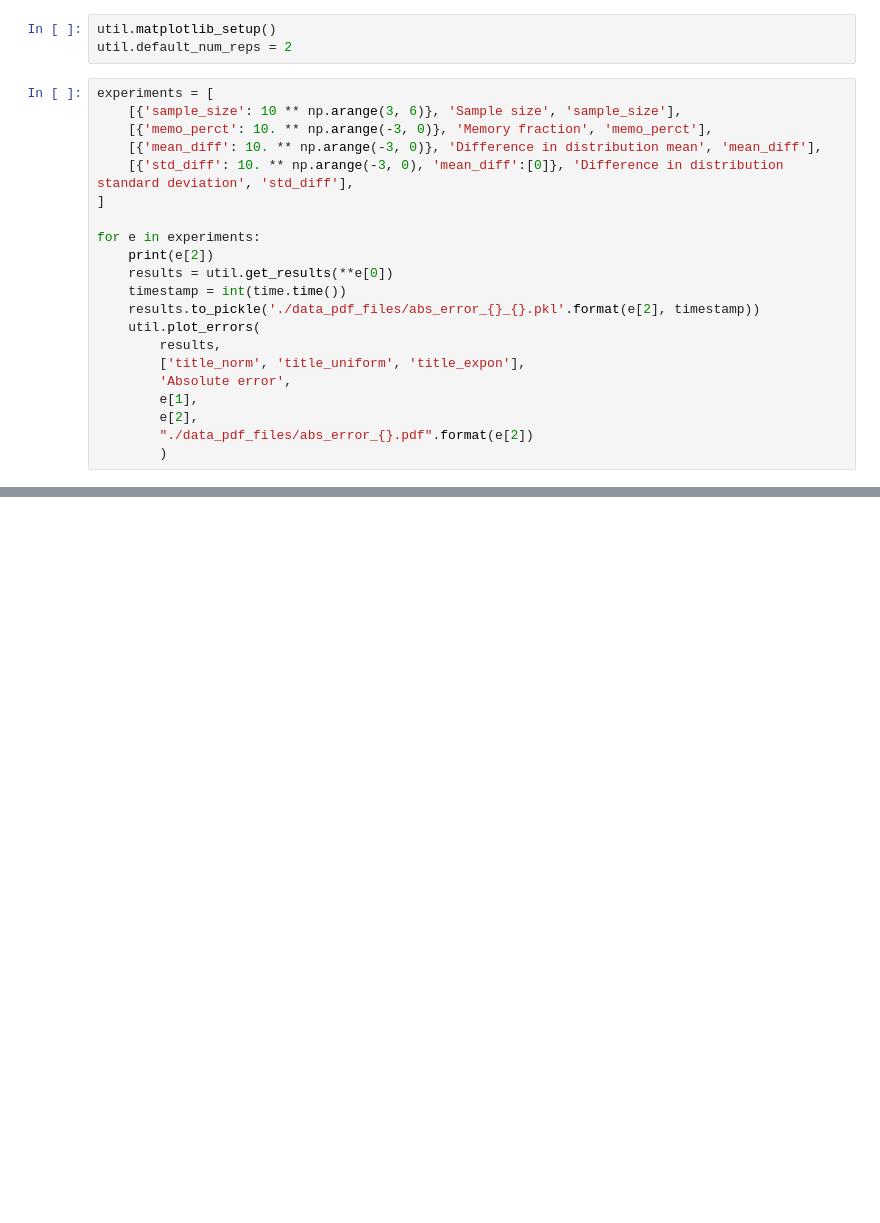
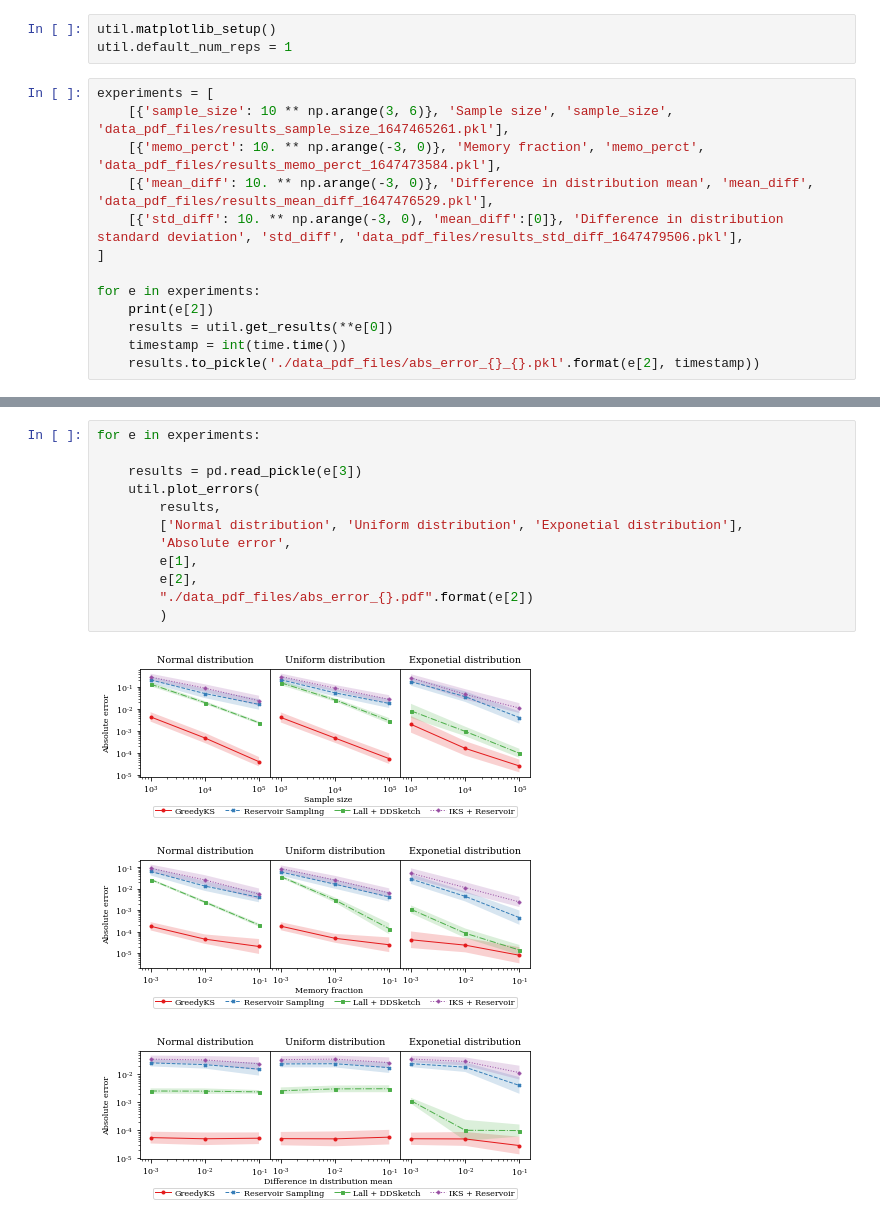
Before and after one commit to moretoknow/greedyks_experiments, a Jupyter notebook: absolute_error.ipynb, the cells around one changed output, grey strips where cells are left out. Drawn from its saved outputs; the diff is of its cells as text; blank space fills up the shorter version.

```diff
--- a/absolute_error.ipynb
+++ b/absolute_error.ipynb
@@ -4,13 +5,13 @@ import time
 import jcs_paper_util as util
 # %%
 util.matplotlib_setup()
-util.default_num_reps = 2
+util.default_num_reps = 1
 # %%
 experiments = [
-    [{'sample_size': 10 ** np.arange(3, 6)}, 'Sample size', 'sample_size'],
-    [{'memo_perct': 10. ** np.arange(-3, 0)}, 'Memory fraction', 'memo_perct'],
-    [{'mean_diff': 10. ** np.arange(-3, 0)}, 'Difference in distribution mean', 'mean_diff'],
-    [{'std_diff': 10. ** np.arange(-3, 0), 'mean_diff':[0]}, 'Difference in distribution standard deviation', 'std_diff'],
+    [{'sample_size': 10 ** np.arange(3, 6)}, 'Sample size', 'sample_size', 'data_pdf_files/results_sample_size_1647465261.pkl'],
+    [{'memo_perct': 10. ** np.arange(-3, 0)}, 'Memory fraction', 'memo_perct', 'data_pdf_files/results_memo_perct_1647473584.pkl'],
+    [{'mean_diff': 10. ** np.arange(-3, 0)}, 'Difference in distribution mean', 'mean_diff', 'data_pdf_files/results_mean_diff_1647476529.pkl'],
+    [{'std_diff': 10. ** np.arange(-3, 0), 'mean_diff':[0]}, 'Difference in distribution standard deviation', 'std_diff', 'data_pdf_files/results_std_diff_1647479506.pkl'],
 ]
 
 for e in experiments:
@@ -18,14 +19,6 @@ for e in experiments:
     results = util.get_results(**e[0])
     timestamp = int(time.time())
     results.to_pickle('./data_pdf_files/abs_error_{}_{}.pkl'.format(e[2], timestamp))
-    util.plot_errors(
-        results,
-        ['title_norm', 'title_uniform', 'title_expon'],
-        'Absolute error',
-        e[1],
-        e[2],
-        "./data_pdf_files/abs_error_{}.pdf".format(e[2])
-        )
 # %% [output]
 sample_size
 memo_perct
@@ -37,0 +27,16 @@ std_diff
+# %%
+for e in experiments:
+
+    results = pd.read_pickle(e[3])
+    util.plot_errors(
+        results,
+        ['Normal distribution', 'Uniform distribution', 'Exponetial distribution'],
+        'Absolute error',
+        e[1],
+        e[2],
+        "./data_pdf_files/abs_error_{}.pdf".format(e[2])
+        )
+# %% [output]
+[figure, added]
+[figure, added]
+[figure, added]
```
Also changed, not shown: parts of 3 cells of this notebook, 1 other file.
